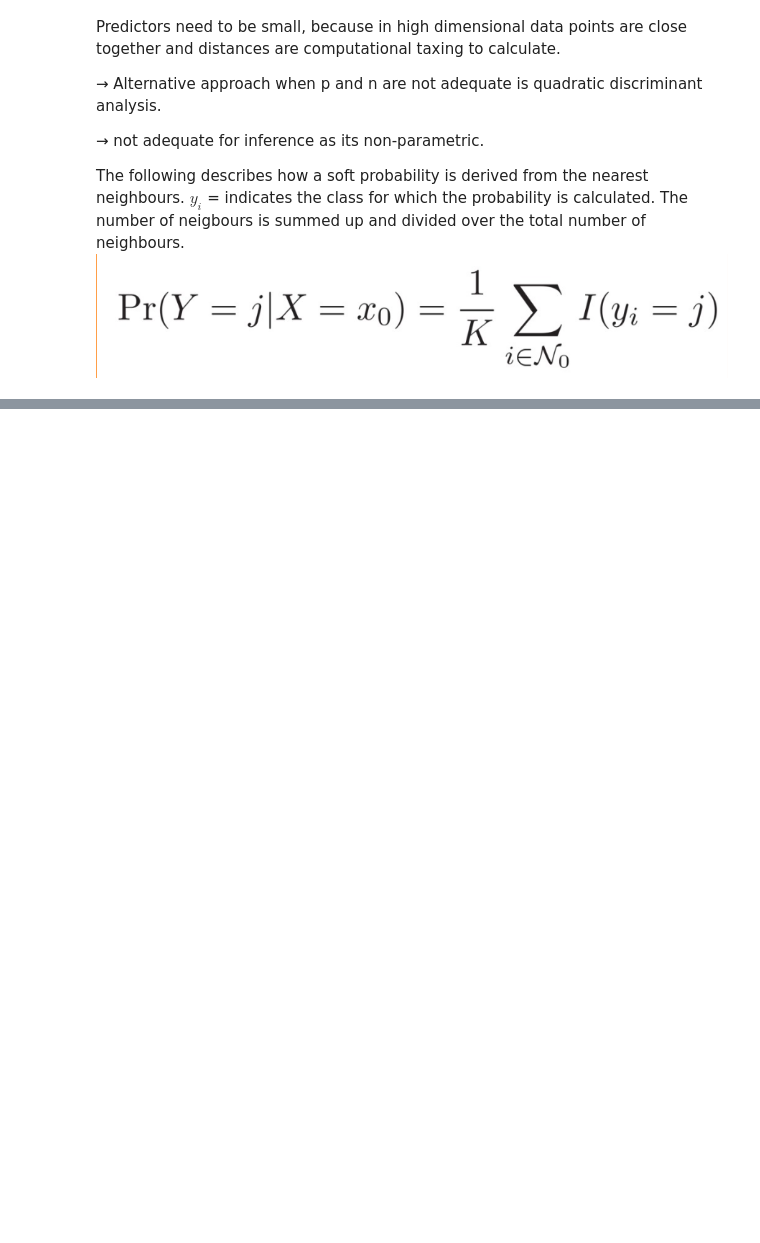
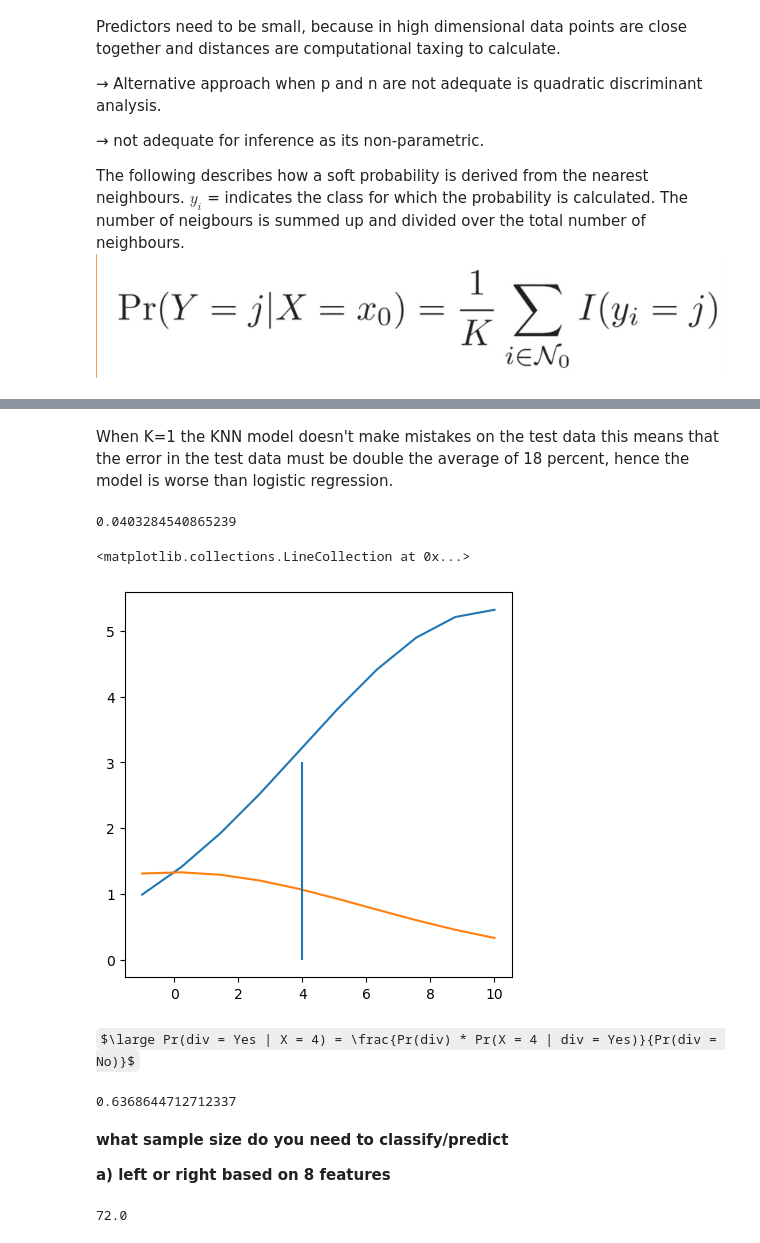
Before and after one commit to PabloGarcia00/MachineLearning, a Jupyter notebook: Week1/Thu_Bayesian_classification.ipynb, the cells around one changed output, grey strips where cells are left out. Drawn from its saved outputs; the diff is of its cells as text; code cells hidden in the pictures; some formulas as TeX source; blank space fills up the shorter version.

```diff
--- a/Week1/Thu_Bayesian_classification.ipynb
+++ b/Week1/Thu_Bayesian_classification.ipynb
@@ -17,0 +165,32 @@ The following describes how a soft probability is derived from the nearest neigh
+# %% [markdown]
+When K=1 the KNN model doesn't make mistakes on the test data this means that the error in the test data must be double the average of 18 percent, hence the model is worse than logistic regression.
+# %%
+gaus = lambda u, x, s: 1/ (np.sqrt(np.pi * 2) * s) * np.exp(-np.power((x-u)/s, 2) / 2)
+# %%
+gaus(10, 4, 6)
+# %% [output]
+0.0403284540865239
+# %%
+X = np.linspace(-1, 10, 10)
+Y1 = np.array(gaus(10, X, 6)) * 80
+Y2 = np.array(gaus(0, X, 6)) * 20
+# %%
+import matplotlib.pyplot as plt
+
+fig, axes = plt.subplots(1,1, figsize=(5,5))
+axes.plot(X,Y1)
+axes.plot(X, Y2)
+axes.vlines(4, 0, 3)
+# %% [output]
+<matplotlib.collections.LineCollection at 0x...>
+[figure, added]
+# %% [markdown]
+$\large Pr(div = Yes | X = 4) = \frac{Pr(div) * Pr(X = 4 | div = Yes)}{Pr(div = No)}$
+# %%
+gaus(10, 4, 6) * 0.8 / np.sum([gaus(0, 4, 6) * 0.8, gaus(10, 4, 6) * 0.2])
+# %% [output]
+0.6368644712712337
+# %% [markdown]
+**what sample size do you need to classify/predict**
+
+**a) left or right based on 8 features**
@@ -17,0 +199,5 @@ The following describes how a soft probability is derived from the nearest neigh
+# %%
+# for quadratic model
+s_size(8) * 2
+# %% [output]
+72.0
```
Also changed, not shown: parts of 34 cells of this notebook, 4 other files.
